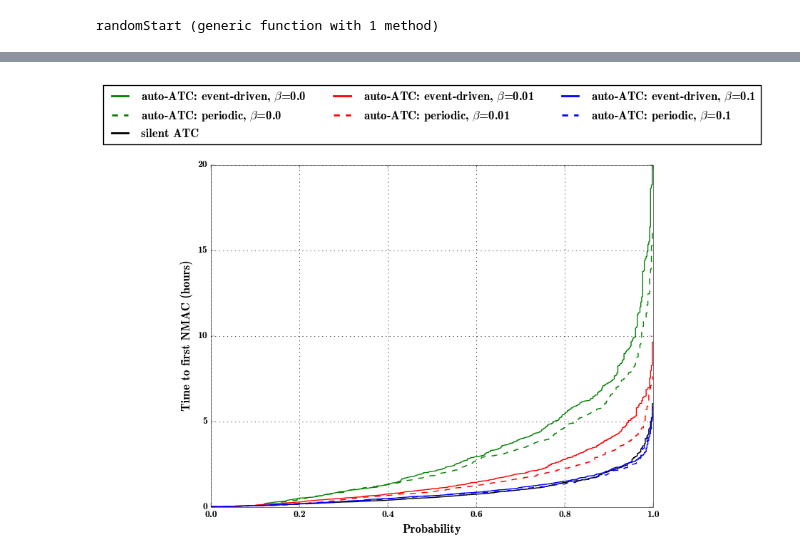
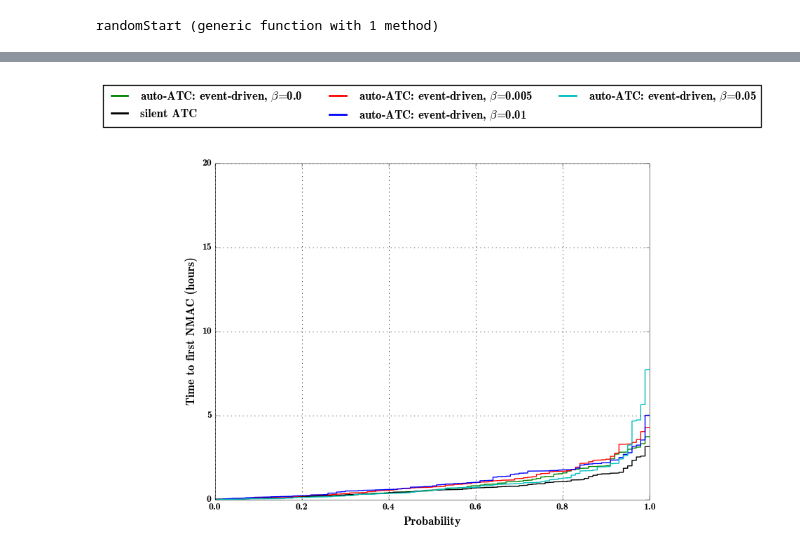
Before and after one commit to sisl/autoATC, a Jupyter notebook: 3dsim.ipynb, the cells around one changed output, grey strips where cells are left out. Cells and saved outputs as stored; diff of their text form; code cells hidden in the pictures.

Commit message:
cleaned up some of the simulation code

```diff
--- a/3dsim.ipynb
+++ b/3dsim.ipynb
@@ -167,4 +167,18 @@ function randomStart()
 end
 # %% [output]
 randomStart (generic function with 1 method)
+# %%
+#Number of simulations to run
+N = 100
+betaVals = [0.0f0, 0.005f0, 0.01f0, 0.05f0]
+NbetaVals = length(betaVals)
+AoptList = [loadPolicy(1., beta) for beta in betaVals]
+
+atcTypes = [:Smart, :None] #Get rid of periodic?
+NatcTypes = length(atcTypes)
+
+tStat = zeros(NbetaVals,NatcTypes,N)
+alertCounts = zeros(Uint64, NbetaVals,NatcTypes,N)
+flightTimes = zeros(NbetaVals,NatcTypes,N)
+collisionPos = {a => fill(NaN, NbetaVals,N,3) for a in atcTypes} #Last 3 is for 3D position @ collision
 # %%
@@ -286,7 +271,6 @@ end
 PyPlot.clf();
 
 
-
 #beta = 0.01 {MDP, MDP2, None}
 #beta = 0.5 {MDP, MDP2, None}
 
@@ -295,46 +279,45 @@ PyPlot.clf();
 
 #None: Blue, Blue --
 #beta = 0.01: Green, Green --
 #beta = 0.5: Red, Red --
 
-colors = ["g","g","k","r","r","k","b","b","k"]
+betaColors = ["g", "r", "b", "c"]
+assert(length(betaColors) == NbetaVals)
+colors = vcat([[c,"k"] for c in betaColors]...)
+
 linestyles = ["-","--","-"]#, "-","--","-"]
 
-betaValStr = [string(betaVals[i]) for i in 1:3]
-legends = ["auto-ATC: event-driven, \$\\beta\$="*betaValStr[1],
-           "auto-ATC: periodic, \$\\beta\$="*betaValStr[1],
-           "silent ATC",
-           "auto-ATC: event-driven, \$\\beta\$="*betaValStr[2],
-           "auto-ATC: periodic, \$\\beta\$="*betaValStr[2],
-           "auto-ATC: event-driven, \$\\beta\$="*betaValStr[3],
-           "auto-ATC: periodic, \$\\beta\$="*betaValStr[3]]
-
+betaValStr = [string(β) for β in betaVals]
+legends = ["auto-ATC: event-driven, \$\\beta\$="*betaValStr[1], "silent ATC",
+           "auto-ATC: event-driven, \$\\beta\$="*betaValStr[2], #skipped
+           "auto-ATC: event-driven, \$\\beta\$="*betaValStr[3],#skipped
+           "auto-ATC: event-driven, \$\\beta\$="*betaValStr[4]]#skipped]
 
 idx = 0
-for b in 1:size(tStat,1) #different betas 0.01 , 0.5
+for b in 1:size(tStat,1) #different betas 0, 0.01 , 0.5, etc
     for k in 1:size(tStat,2) #different policies  MDP(, MDP2 (green), None (blue)
         idx += 1
-        if k == 3 && b > 1
+        if atcTypes[k] == :None && b > 1
             continue
         end
-        PyPlot.plot(histData_y[idx],histData_x[idx], color = colors[idx], linestyle=linestyles[(idx-1)%3 + 1])
+        PyPlot.plot(histData_y[idx],histData_x[idx], color = colors[idx], linestyle="-") #linestyles[(idx-1)%2 + 1])
     end
 end
 
 PyPlot.grid("on")
 PyPlot.ylabel("Time to first NMAC (hours)")
 PyPlot.xlabel("Probability")
 PyPlot.xlim([0,1])
 PyPlot.ylim([0,20])
 
 ax = PyPlot.gca();
 #ax[:set_aspect](1/40.);
 leg = PyPlot.legend(legends,bbox_to_anchor=(0.5, 1.25), loc = 9, ncol=3, fontsize=12, numpoints=3)
 # set the linewidth of each legend object
 for legobj in leg[:legendHandles]
     legobj[:set_linewidth](2.0)
 end
-#plt.savefig("/home/zouhair/Dropbox/AA229/project/ATMS2015/cdf_8hours.pgf", bbox_inches="tight")
+# plt.savefig("./results/CTMDP_2phases_cdf.pdf", bbox_inches="tight")
 # %% [output]
-[figure, old version]
+[figure, new version]
 # %%
```
Also changed, not shown: parts of 11 cells of this notebook, 2 other files.
